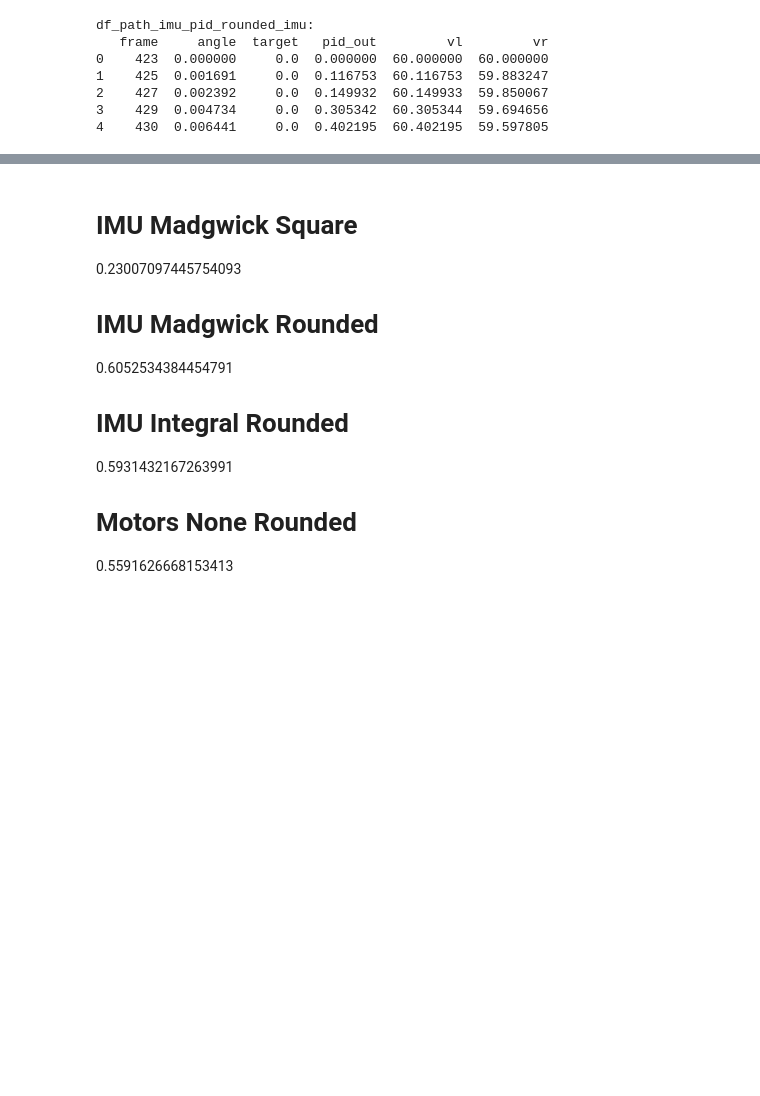
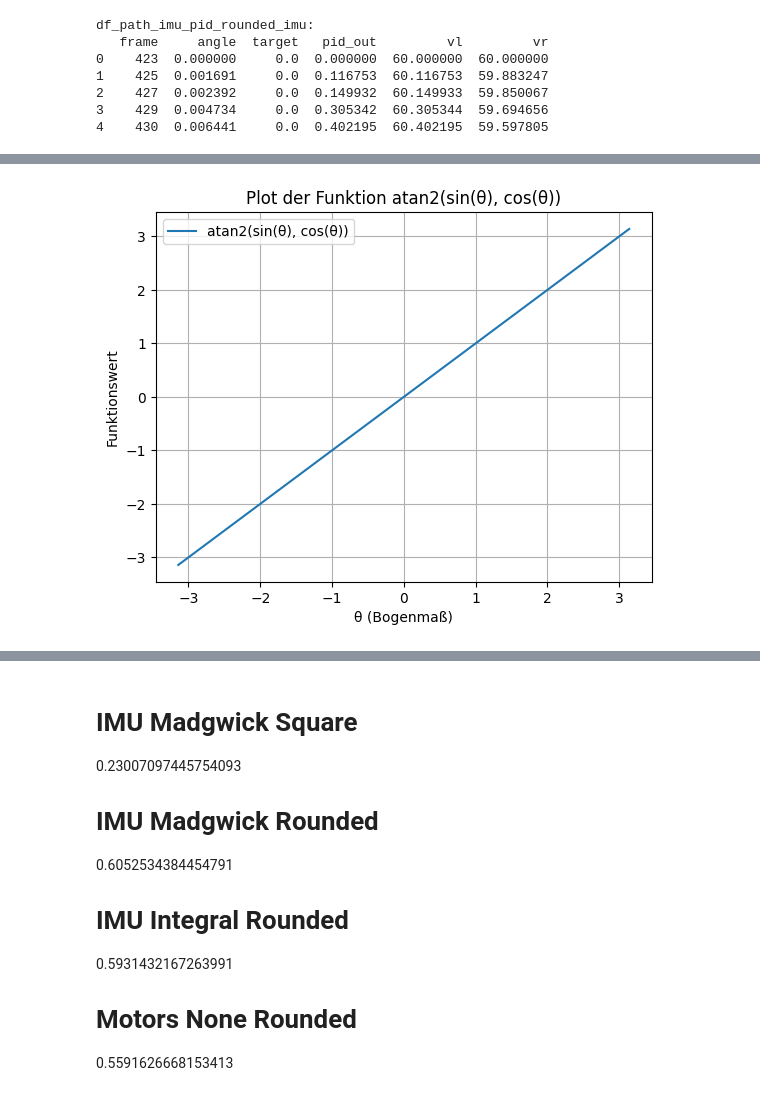
Before and after one commit to charlotte-strg/IMU_Audit, a Jupyter notebook: src/runs_on_pc/ergebnisse_viz.ipynb, the cells around one changed output, grey strips where cells are left out. Cells and saved outputs as stored; diff of their text form; code cells hidden in the pictures; blank space fills up the shorter version.

```diff
--- a/src/runs_on_pc/ergebnisse_viz.ipynb
+++ b/src/runs_on_pc/ergebnisse_viz.ipynb
@@ -81,0 +93,25 @@ df_path_imu_pid_rounded_imu:
+# %%
+import numpy as np
+import matplotlib.pyplot as plt
+import math
+
+# Definition der Funktion
+def f(theta):
+    return math.atan2(math.sin(theta), math.cos(theta))
+
+# Erzeugen eines Arrays von Winkeln von -π bis π
+theta = np.linspace(-np.pi, np.pi, 400)
+
+# Anwenden der Funktion auf jedes Element des Arrays
+f_values = [f(t) for t in theta]
+
+# Erstellen des Plots
+plt.plot(theta, f_values, label='atan2(sin(θ), cos(θ))')
+plt.xlabel('θ (Bogenmaß)')
+plt.ylabel('Funktionswert')
+plt.title('Plot der Funktion atan2(sin(θ), cos(θ))')
+plt.legend()
+plt.grid(True)
+plt.show()
+# %% [output]
+[figure, added]
```
Also changed, not shown: parts of 22 cells of this notebook, 2 other files.
